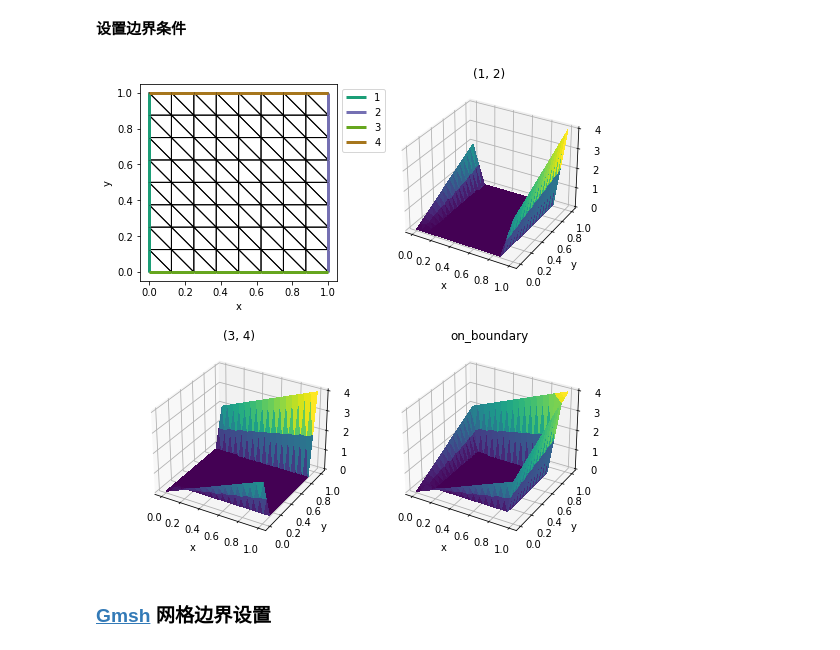
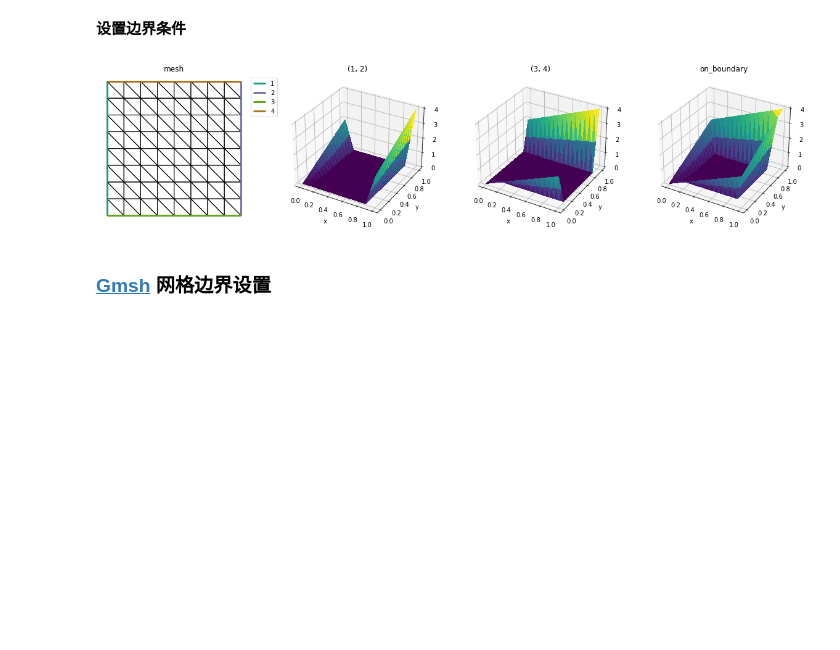
Before and after one commit to lrtfm/notes-for-firedrake, a Jupyter notebook: 02_firedrake_intro.ipynb, the cells around one changed output. Saved outputs shown, nothing was run; the diff lists cells and outputs as text; code cells hidden in the pictures; blank space fills up the shorter version.

```diff
--- a/02_firedrake_intro.ipynb
+++ b/02_firedrake_intro.ipynb
@@ -491,19 +512,21 @@ def trisurf_bdy_condition(V, g, sub_domain, axes=None):
         axes.set_title(sub_domain)
 # %%
 # plot the mesh and boundry conditons
-fig, ax = plt.subplots(2, 2, figsize=[7, 7], subplot_kw=dict(projection='3d'))
+fig, ax = plt.subplots(1, 4, figsize=[16, 4], subplot_kw=dict(projection='3d'))
 ax = ax.flat
 
 ax[0].remove()
-ax[0] = fig.add_subplot(2, 2, 1)
+ax[0] = fig.add_subplot(1, 4, 1)
 plot_mesh_with_label(test_mesh, ax[0])
+ax[0].set_title('mesh')
+ax[0].axis('off')
 
 sub_domains = [(1, 2), (3, 4), 'on_boundary']
 for i in range(3):
     trisurf_bdy_condition(V, g=g, sub_domain=sub_domains[i], axes=ax[i+1])
 fig.tight_layout()
 # %% [output]
-[figure, old version]
+[figure, new version]
 # %% [markdown]
 ### [Gmsh](https://gmsh.info/) 网格边界设置
 # %% [markdown]
```
Also changed, not shown: parts of 8 cells of this notebook, 3 other files.
